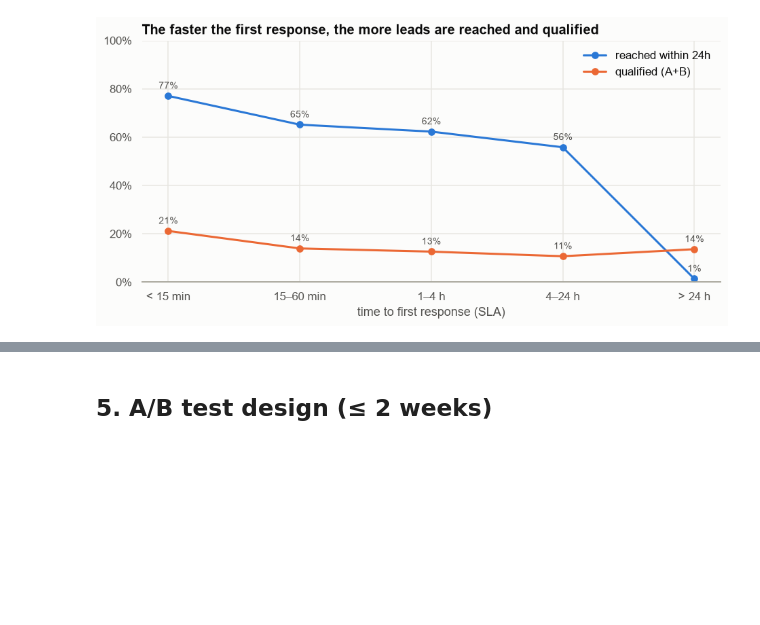
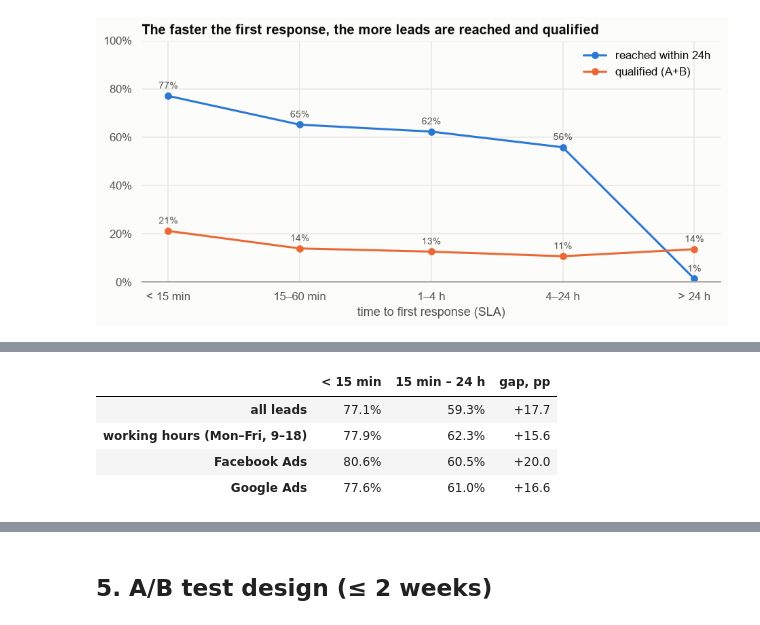
Before and after one commit to yerkovskayuliia-pixel/data-analytics-portfolio, a Jupyter notebook: python-crm-analysis/notebooks/03_unit_economics_ab_test.ipynb, the cells around one changed output, grey strips where cells are left out. Saved outputs shown, nothing was run; the diff lists cells and outputs as text; code cells hidden in the pictures; blank space fills up the shorter version.

```diff
--- a/python-crm-analysis/notebooks/03_unit_economics_ab_test.ipynb
+++ b/python-crm-analysis/notebooks/03_unit_economics_ab_test.ipynb
@@ -246,0 +251,19 @@ save(fig, "03_hypothesis_evidence"); plt.show()
+# %%
+fast = deals["sla_bucket"].eq("< 15 min")
+slow = deals["sla_bucket"].isin(["15–60 min", "1–4 h", "4–24 h"])
+work = deals["created_time"].dt.hour.between(9, 17) & (deals["created_time"].dt.dayofweek < 5)
+check = {"all leads": deals.index == deals.index, "working hours (Mon–Fri, 9–18)": work}
+for s in ["Facebook Ads", "Google Ads"]:
+    check[s] = deals["source"].eq(s)
+robust = pd.DataFrame({
+    name: {"< 15 min": deals.loc[mask & fast, "reached_24h"].mean(),
+           "15 min – 24 h": deals.loc[mask & slow, "reached_24h"].mean()}
+    for name, mask in check.items()}).T
+robust["gap, pp"] = (robust["< 15 min"] - robust["15 min – 24 h"]) * 100
+robust.style.format({"< 15 min": "{:.1%}", "15 min – 24 h": "{:.1%}", "gap, pp": "{:+.1f}"})
+# %% [output]
+|  | < 15 min | 15 min – 24 h | gap, pp |
+| all leads | 77.1% | 59.3% | +17.7 |
+| working hours (Mon–Fri, 9–18) | 77.9% | 62.3% | +15.6 |
+| Facebook Ads | 80.6% | 60.5% | +20.0 |
+| Google Ads | 77.6% | 61.0% | +16.6 |
```
Also changed, not shown: parts of 8 cells of this notebook, 16 other files.
